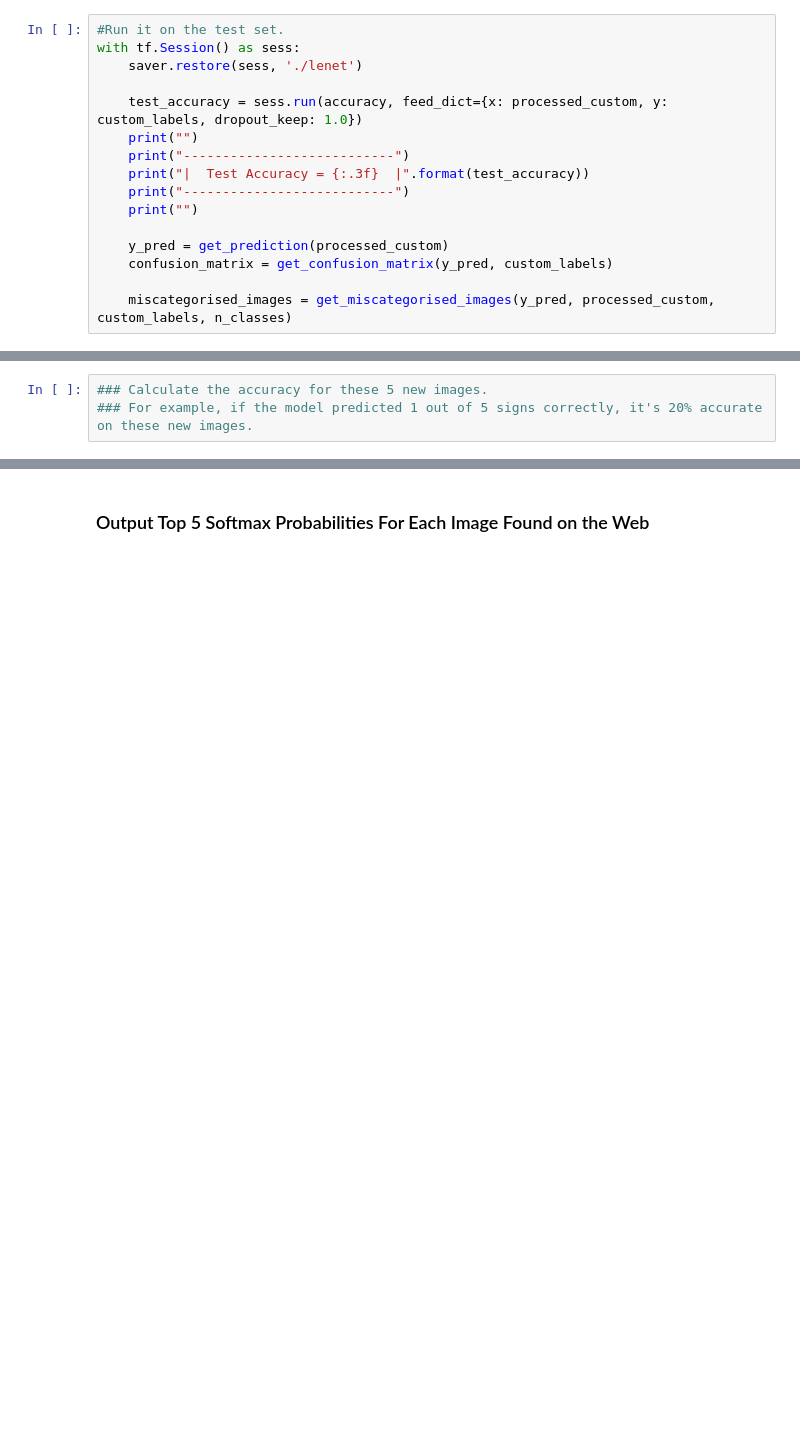
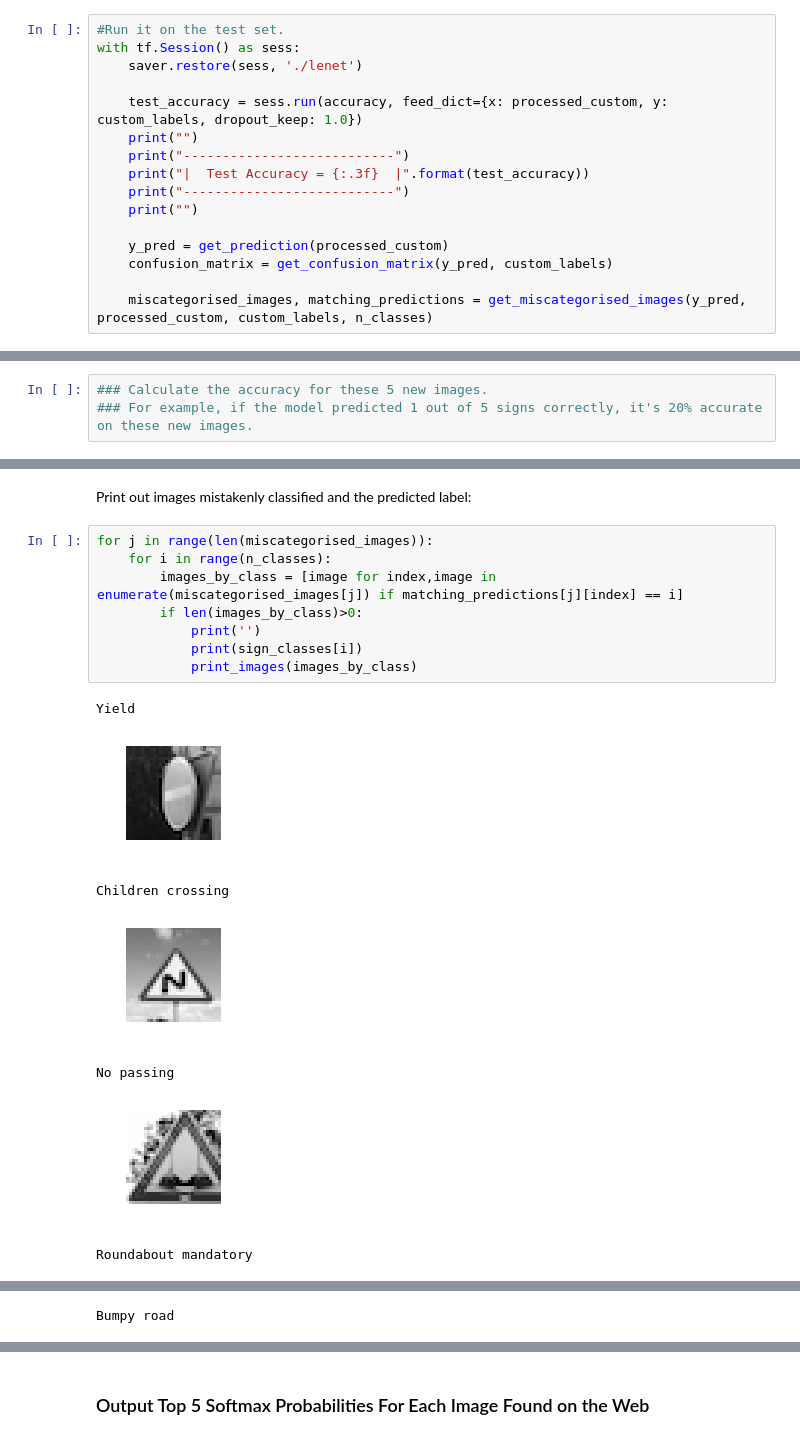
Before and after one commit to MarkDekker/CarND-Traffic-Sign-Classifier-Project, a Jupyter notebook: Traffic_Sign_Classifier.ipynb, the cells around one changed output, grey strips where cells are left out. Saved outputs shown, nothing was run; the diff lists cells and outputs as text; blank space fills up the shorter version.

```diff
--- a/Traffic_Sign_Classifier.ipynb
+++ b/Traffic_Sign_Classifier.ipynb
@@ -781,7 +774,7 @@ with tf.Session() as sess:
     y_pred = get_prediction(processed_custom)
     confusion_matrix = get_confusion_matrix(y_pred, custom_labels)
 
-    miscategorised_images = get_miscategorised_images(y_pred, processed_custom, custom_labels, n_classes)
+    miscategorised_images, matching_predictions = get_miscategorised_images(y_pred, processed_custom, custom_labels, n_classes)
 # %% [output]
 INFO:tensorflow:Restoring parameters from ./lenet
 
@@ -804,0 +794,18 @@ print_images(miscategorised_images[38])
+# %% [markdown]
+Print out images mistakenly classified and the predicted label:
+# %%
+for j in range(len(miscategorised_images)):
+    for i in range(n_classes):
+        images_by_class = [image for index,image in enumerate(miscategorised_images[j]) if matching_predictions[j][index] == i]
+        if len(images_by_class)>0:
+            print('')
+            print(sign_classes[i])
+            print_images(images_by_class)
+# %% [output]
+Yield
+[figure, added]
+Children crossing
+[figure, added]
+No passing
+[figure, added]
+Roundabout mandatory
@@ -804,0 +813 @@ print_images(miscategorised_images[38])
+Bumpy road
```
Also changed, not shown: parts of 15 cells of this notebook.
